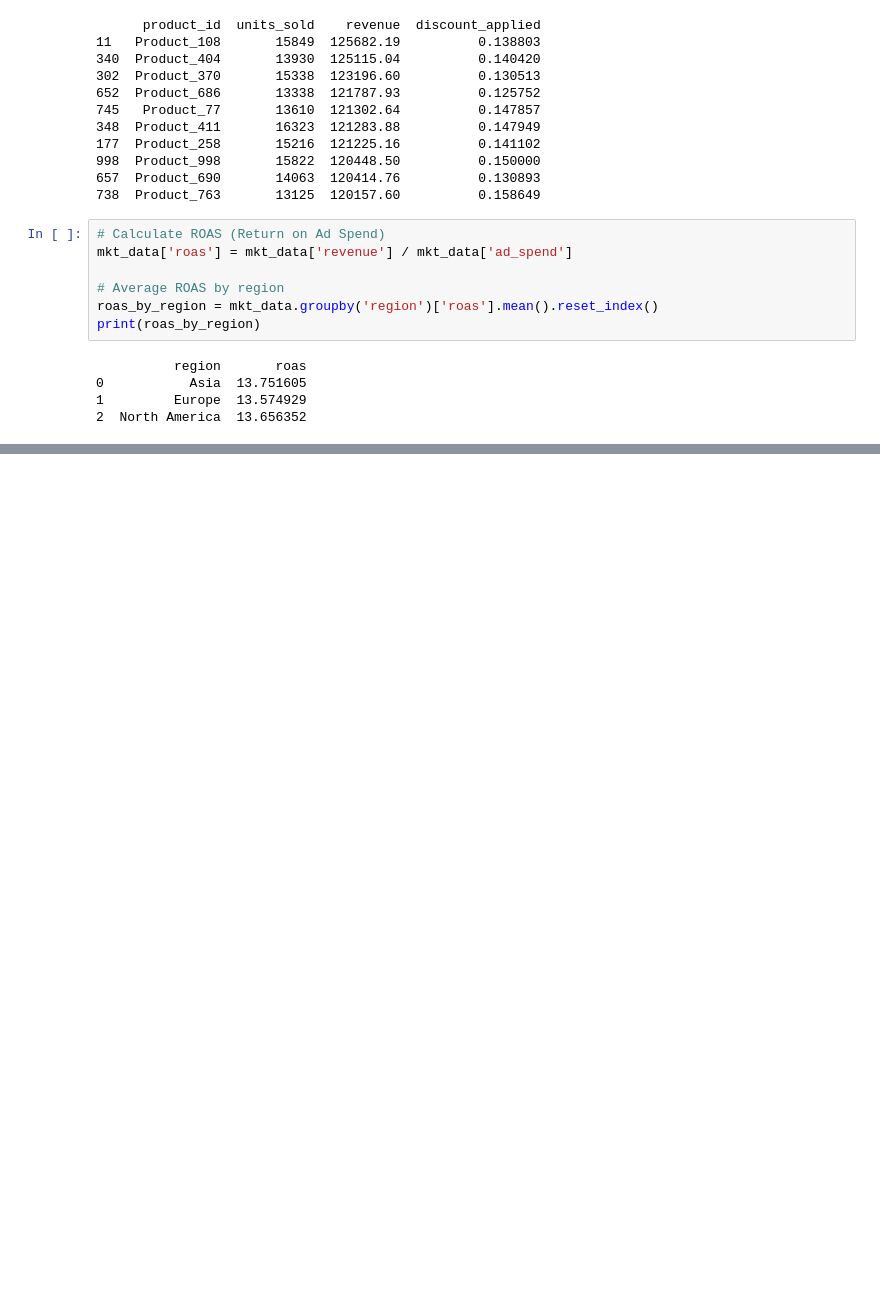
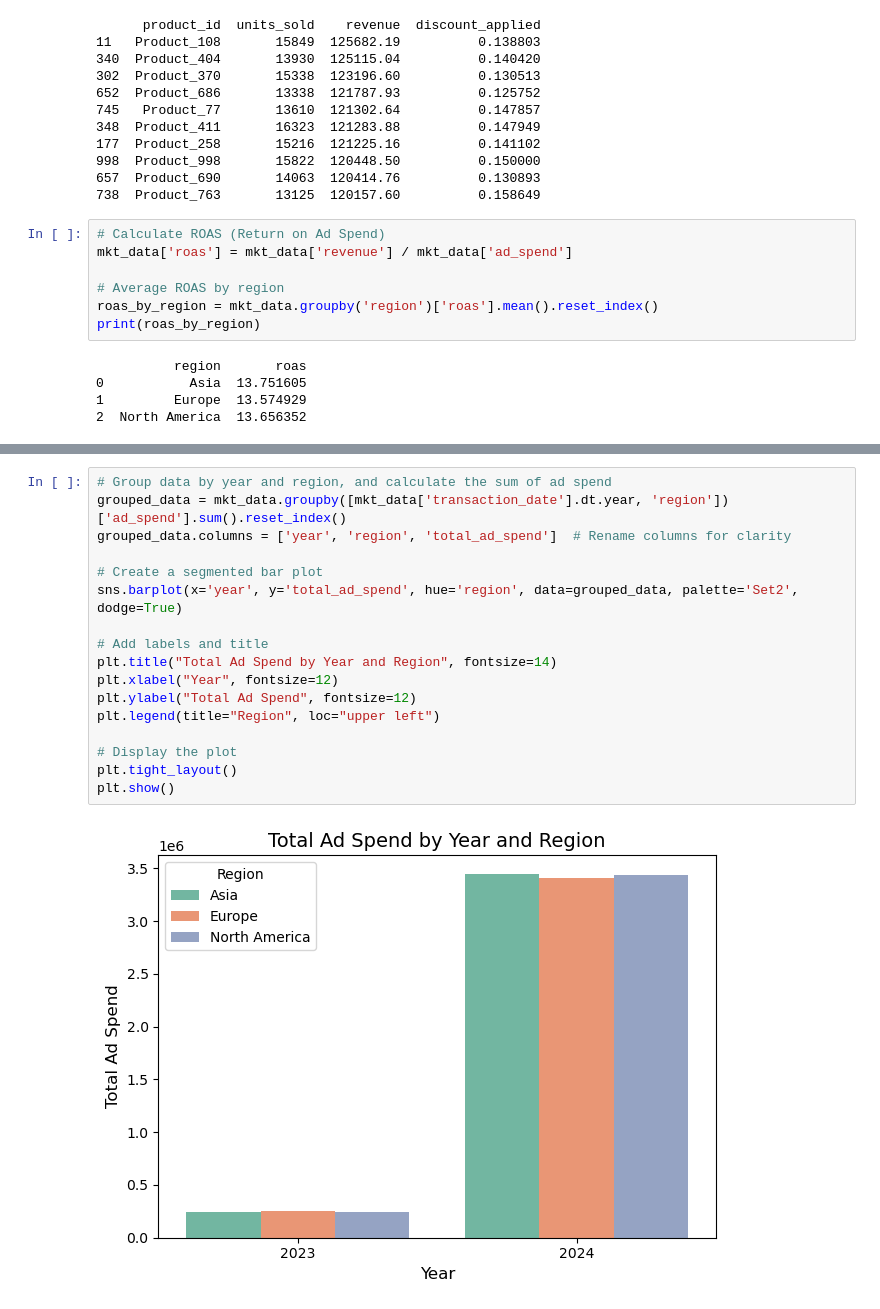
Before and after one commit to rakeshtparayil/marketing_analytics, a Jupyter notebook: mktg_data.ipynb, the cells around one changed output, grey strips where cells are left out. Cells and saved outputs as stored; diff of their text form; blank space fills up the shorter version.

```diff
--- a/mktg_data.ipynb
+++ b/mktg_data.ipynb
@@ -136,0 +220,19 @@ print(monthly_trends)
+# %%
+# Group data by year and region, and calculate the sum of ad spend
+grouped_data = mkt_data.groupby([mkt_data['transaction_date'].dt.year, 'region'])['ad_spend'].sum().reset_index()
+grouped_data.columns = ['year', 'region', 'total_ad_spend']  # Rename columns for clarity
+
+# Create a segmented bar plot
+sns.barplot(x='year', y='total_ad_spend', hue='region', data=grouped_data, palette='Set2', dodge=True)
+
+# Add labels and title
+plt.title("Total Ad Spend by Year and Region", fontsize=14)
+plt.xlabel("Year", fontsize=12)
+plt.ylabel("Total Ad Spend", fontsize=12)
+plt.legend(title="Region", loc="upper left")
+
+# Display the plot
+plt.tight_layout()
+plt.show()
+# %% [output]
+[figure, added]
```
Also changed, not shown: parts of 9 cells of this notebook.
